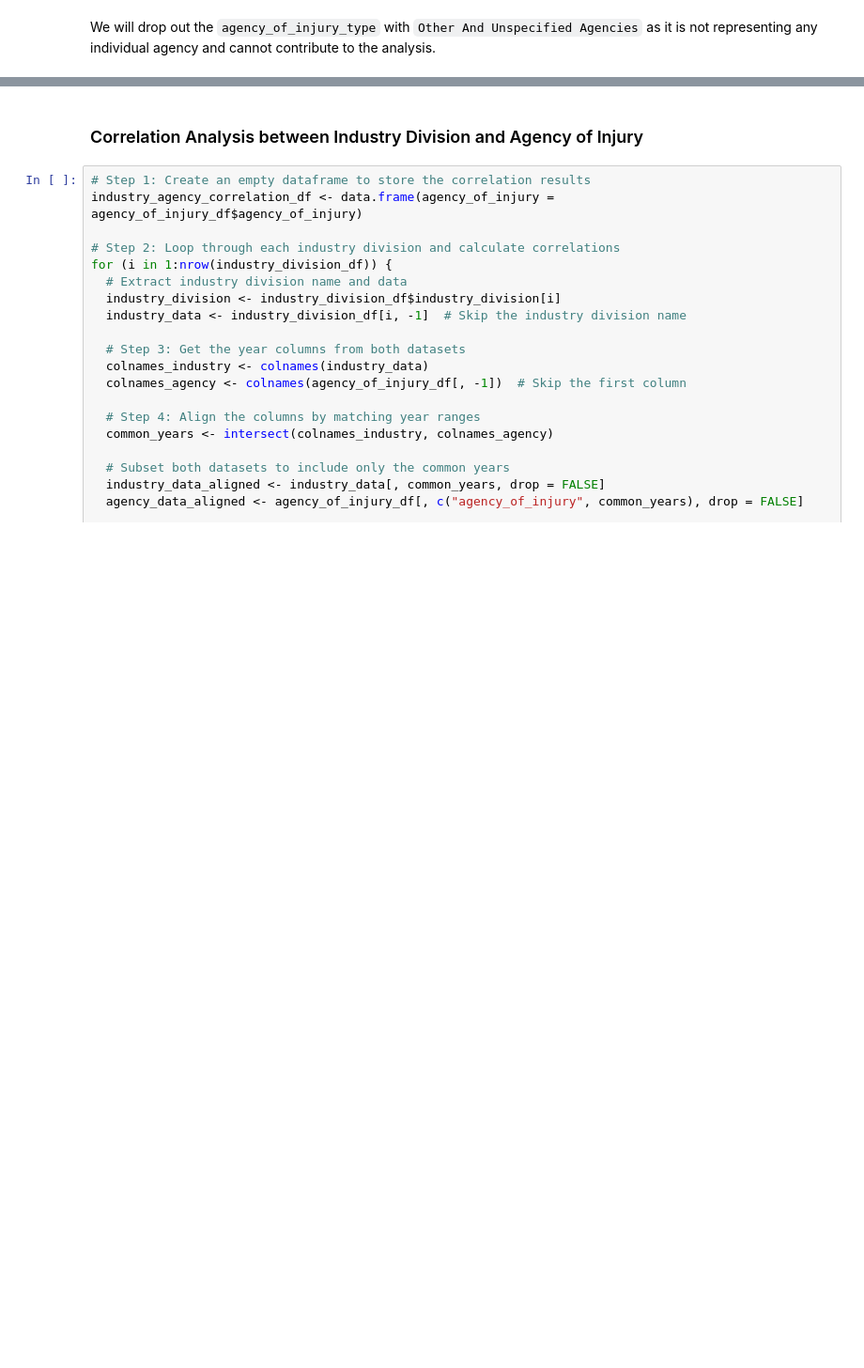
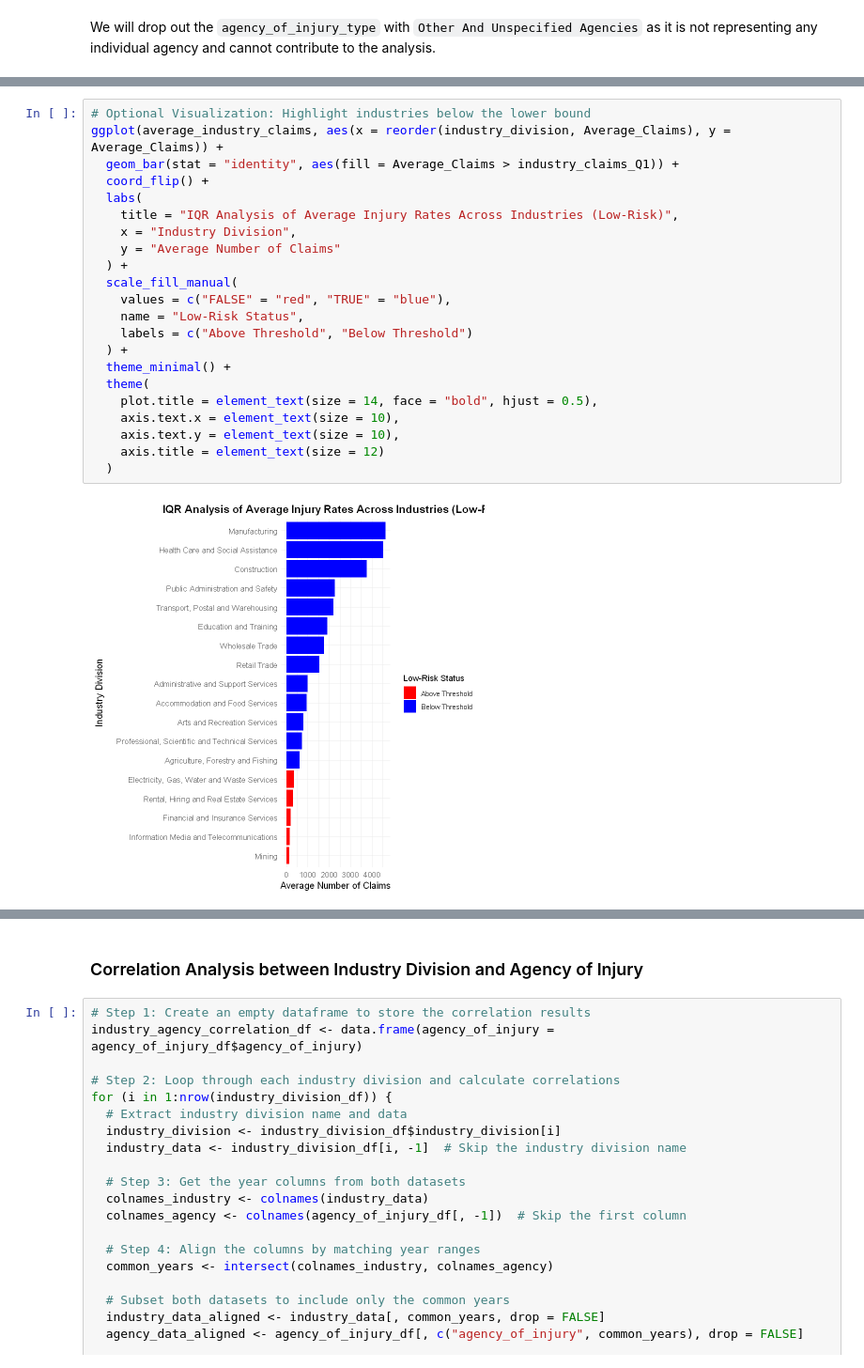
Before and after one commit to FanHwa/FDS_A3, a Jupyter notebook: FanHwa_34648100_Assignment3_Rmd.ipynb, the cells around one changed output, grey strips where cells are left out. Shown at 94% size. Drawn from its saved outputs; the diff is of its cells as text; blank space fills up the shorter version.

```diff
--- a/FanHwa_34648100_Assignment3_Rmd.ipynb
+++ b/FanHwa_34648100_Assignment3_Rmd.ipynb
@@ -303,0 +402,24 @@ A tibble: 44 × 15
+# %%
+# Optional Visualization: Highlight industries below the lower bound
+ggplot(average_industry_claims, aes(x = reorder(industry_division, Average_Claims), y = Average_Claims)) +
+  geom_bar(stat = "identity", aes(fill = Average_Claims > industry_claims_Q1)) +
+  coord_flip() +
+  labs(
+    title = "IQR Analysis of Average Injury Rates Across Industries (Low-Risk)",
+    x = "Industry Division",
+    y = "Average Number of Claims"
+  ) +
+  scale_fill_manual(
+    values = c("FALSE" = "red", "TRUE" = "blue"),
+    name = "Low-Risk Status",
+    labels = c("Above Threshold", "Below Threshold")
+  ) +
+  theme_minimal() +
+  theme(
+    plot.title = element_text(size = 14, face = "bold", hjust = 0.5),
+    axis.text.x = element_text(size = 10),
+    axis.text.y = element_text(size = 10),
+    axis.title = element_text(size = 12)
+  )
+# %% [output]
+[figure, added]
```
Also changed, not shown: parts of 12 cells of this notebook, 1 other file.
